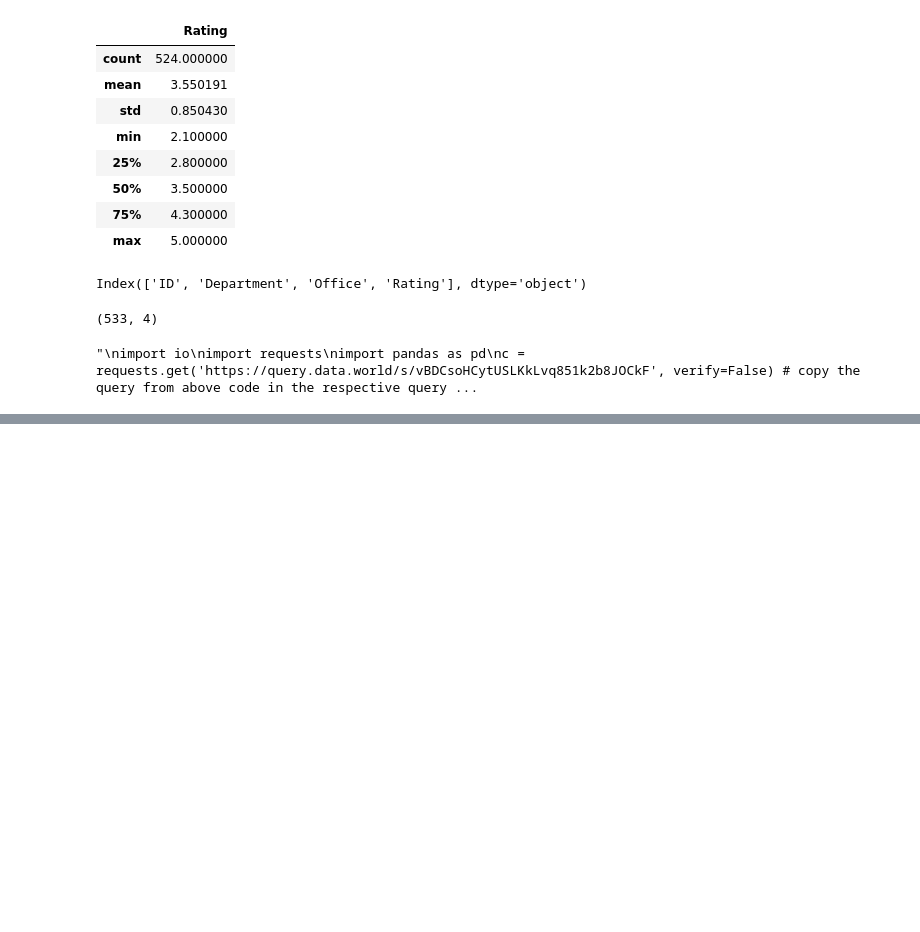
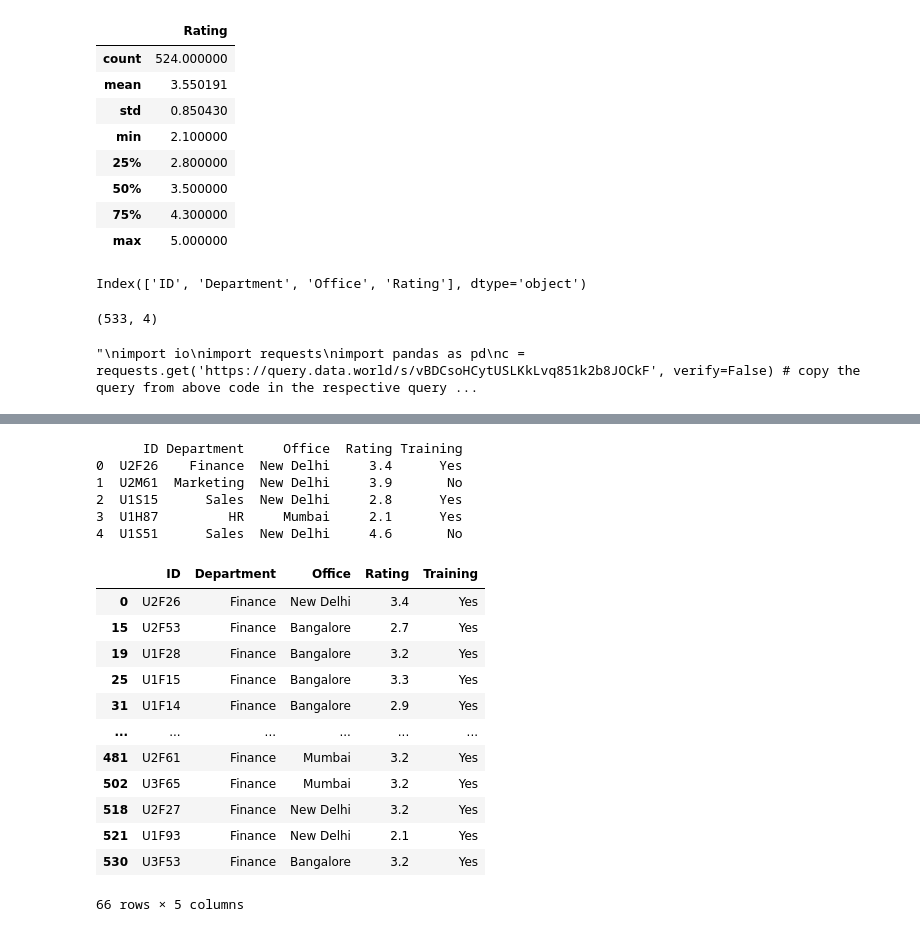
Before and after one commit to pratham98k/IIITB-ML-AI, a Jupyter notebook: Python-Bootcamp/Week-5/week5.ipynb, the cells around one changed output, grey strips where cells are left out. Cells and saved outputs as stored; diff of their text form; code cells hidden in the pictures; blank space fills up the shorter version.

```diff
--- a/Python-Bootcamp/Week-5/week5.ipynb
+++ b/Python-Bootcamp/Week-5/week5.ipynb
@@ -100,0 +103,11 @@ marks = pd.read_csv(io.StringIO(s.decode('utf-8')))
+# %%
+import numpy as np
+import pandas as pd
+
+# The file is stored at the following path:
+# 'https://media-doselect.s3.amazonaws.com/generic/NMgEjwkAEGGQZBoNYGr9Ld7w0/rating.csv'
+df = pd.read_csv('https://media-doselect.s3.amazonaws.com/generic/NMgEjwkAEGGQZBoNYGr9Ld7w0/rating.csv',header=0)
+
+# Provide your answer below
+
+print(df)
@@ -100,0 +176,27 @@ marks = pd.read_csv(io.StringIO(s.decode('utf-8')))
+# %%
+df['Training']=df.Rating.apply(lambda x: 'Yes' if x< 3.5 else 'No')
+# %%
+print(df.head(5))
+# %% [output]
+      ID Department     Office  Rating Training
+0  U2F26    Finance  New Delhi     3.4      Yes
+1  U2M61  Marketing  New Delhi     3.9       No
+2  U1S15      Sales  New Delhi     2.8      Yes
+3  U1H87         HR     Mumbai     2.1      Yes
+4  U1S51      Sales  New Delhi     4.6       No
+# %%
+df[(df['Rating']<3.5) & (df['Department']=='Finance')]
+# %% [output]
+|  | ID | Department | Office | Rating | Training |
+| 0 | U2F26 | Finance | New Delhi | 3.4 | Yes |
+| 15 | U2F53 | Finance | Bangalore | 2.7 | Yes |
+| 19 | U1F28 | Finance | Bangalore | 3.2 | Yes |
+| 25 | U1F15 | Finance | Bangalore | 3.3 | Yes |
+| 31 | U1F14 | Finance | Bangalore | 2.9 | Yes |
+| ... | ... | ... | ... | ... | ... |
+| 481 | U2F61 | Finance | Mumbai | 3.2 | Yes |
+| 502 | U3F65 | Finance | Mumbai | 3.2 | Yes |
+| 518 | U2F27 | Finance | New Delhi | 3.2 | Yes |
+| 521 | U1F93 | Finance | New Delhi | 2.1 | Yes |
+| 530 | U3F53 | Finance | Bangalore | 3.2 | Yes |
+66 rows × 5 columns
```
Also changed, not shown: parts of 15 cells of this notebook, 11 other files.
